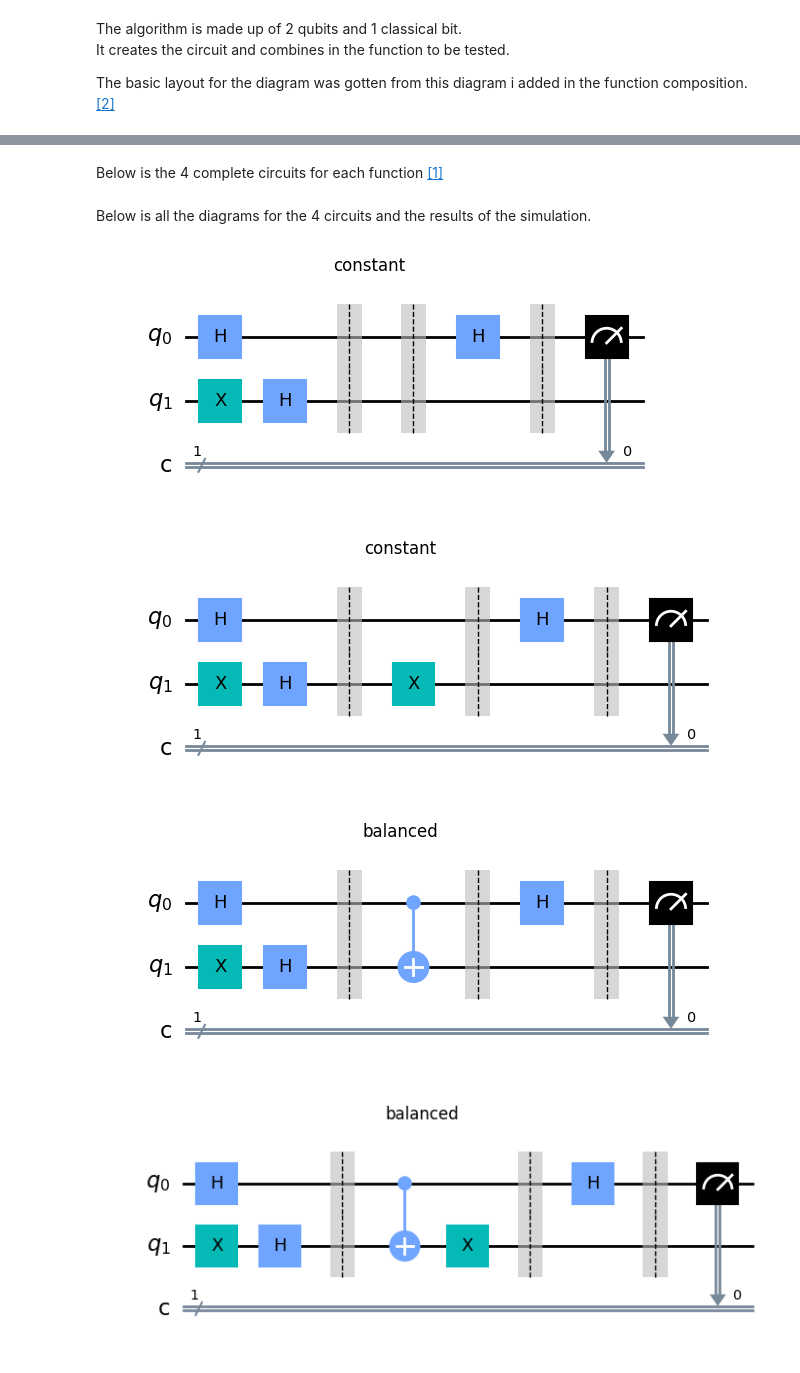
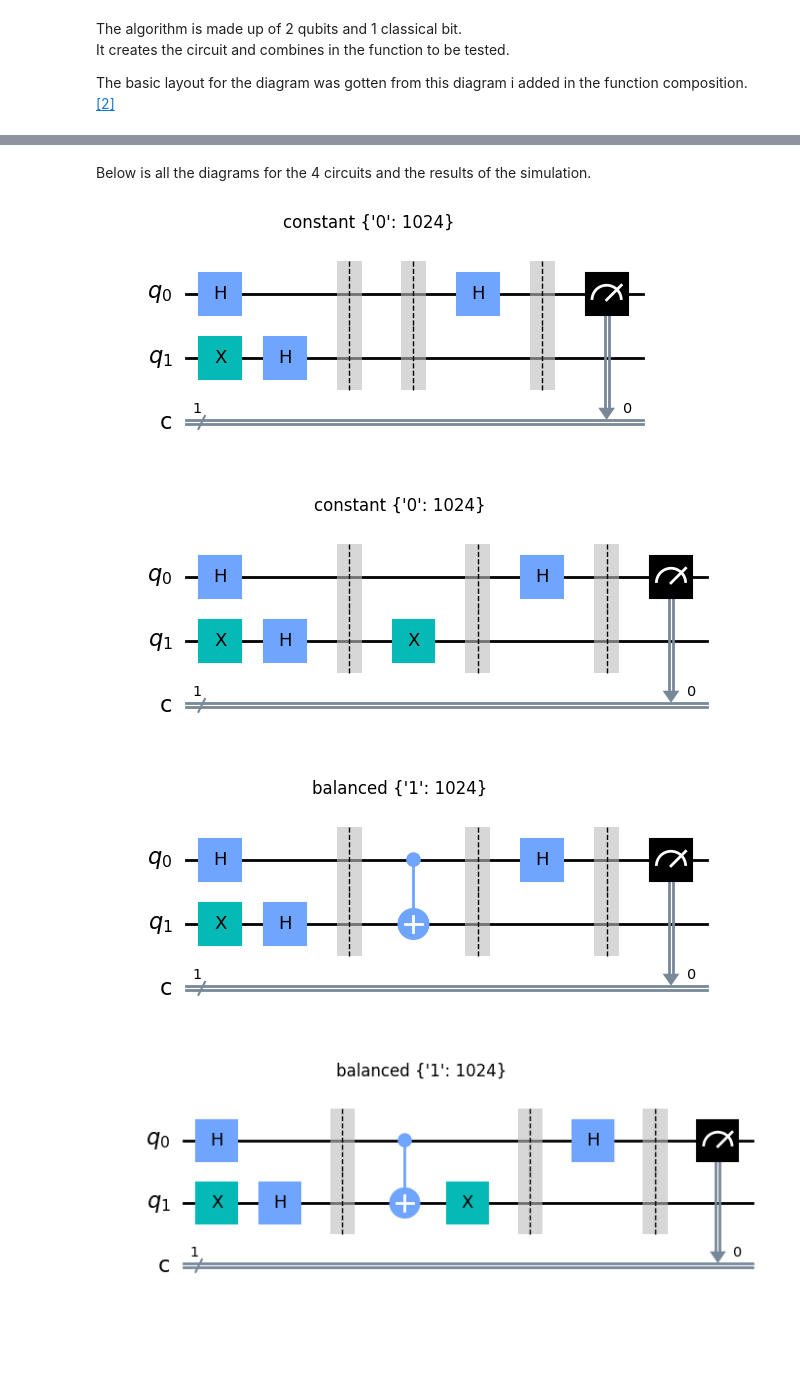
Before and after one commit to EthanConneely/EmergingTechnologies, a Jupyter notebook: project.ipynb, the cells around one changed output, grey strips where cells are left out. Drawn from its saved outputs; the diff is of its cells as text; code cells hidden in the pictures; blank space fills up the shorter version.

```diff
--- a/project.ipynb
+++ b/project.ipynb
@@ -144,5 +163,5 @@ Run the simulation with Aer's qasm_simulator
 # %%
-def simulate_deutsch_algorithm(deutsch_circuit: QuantumCircuit) -> str:
+def simulate_deutsch_algorithm(deutsch_circuit: QuantumCircuit) -> Result:
     """
     Aer simulation of Deutsch's algorithm.
 
@@ -150,42 +169,44 @@ def simulate_deutsch_algorithm(deutsch_circuit: QuantumCircuit) -> str:
         deutsch_circuit (QuantumCircuit): The Deutsch algorithm circuit.
 
     Returns:
-        str: The function is either "constant" or "balanced".
+        Result: The simulation result.
     """
 
     # Simulate the circuit
     simulator = Aer.get_backend('qasm_simulator')
 
-    result = simulator.run(deutsch_circuit).result().get_counts()
-
-    # Determine whether the function is constant or balanced
-    # if there are more 0s than 1s, the function is constant
-    if int(result.get("0", 0)) > int(result.get("1", 0)):
-        return "constant"  # Function is constant
-    else:
-        return "balanced"  # Function is balanced
+    return simulator.run(deutsch_circuit).result()
 # %%
 input_functions = [
     constantCircuitA, constantCircuitB, balancedCircuitA, balancedCircuitB
 ]
 # %%
 circuits = [deutsch_algorithm_circuit(f) for f in input_functions]
-# %% [markdown]
-Below is the 4 complete circuits for each function [[1]](#1)
+# %%
+def count_to_type(count):
+    # Determine whether the function is constant or balanced
+    # if there are more 0s than 1s, the function is constant
+    if int(count.get("0", 0)) > int(count.get("1", 0)):
+        return "constant"  # Function is constant
+    else:
+        return "balanced"  # Function is balanced
 # %% [markdown]
 Below is all the diagrams for the 4 circuits and the results of the simulation.
 # %%
 for circuit in circuits:
     # Create a figure
     fig = plt.figure(circuit.draw(output='mpl'))
     # Determine whether the circuit is constant or balanced
     state = simulate_deutsch_algorithm(circuit)
+    count = state.get_counts()
+
     # Add the title to the figure
-    fig.suptitle(state)
+    fig.suptitle(count_to_type(count)+" " +str(count))
+
     # Show the figure
     plt.show()
 # %% [output]
-[figure, old version]
+[figure, new version]
-[figure, old version]
+[figure, new version]
-[figure, old version]
+[figure, new version]
-[figure, old version]
+[figure, new version]
```
Also changed, not shown: parts of 12 cells of this notebook, 2 other files.
